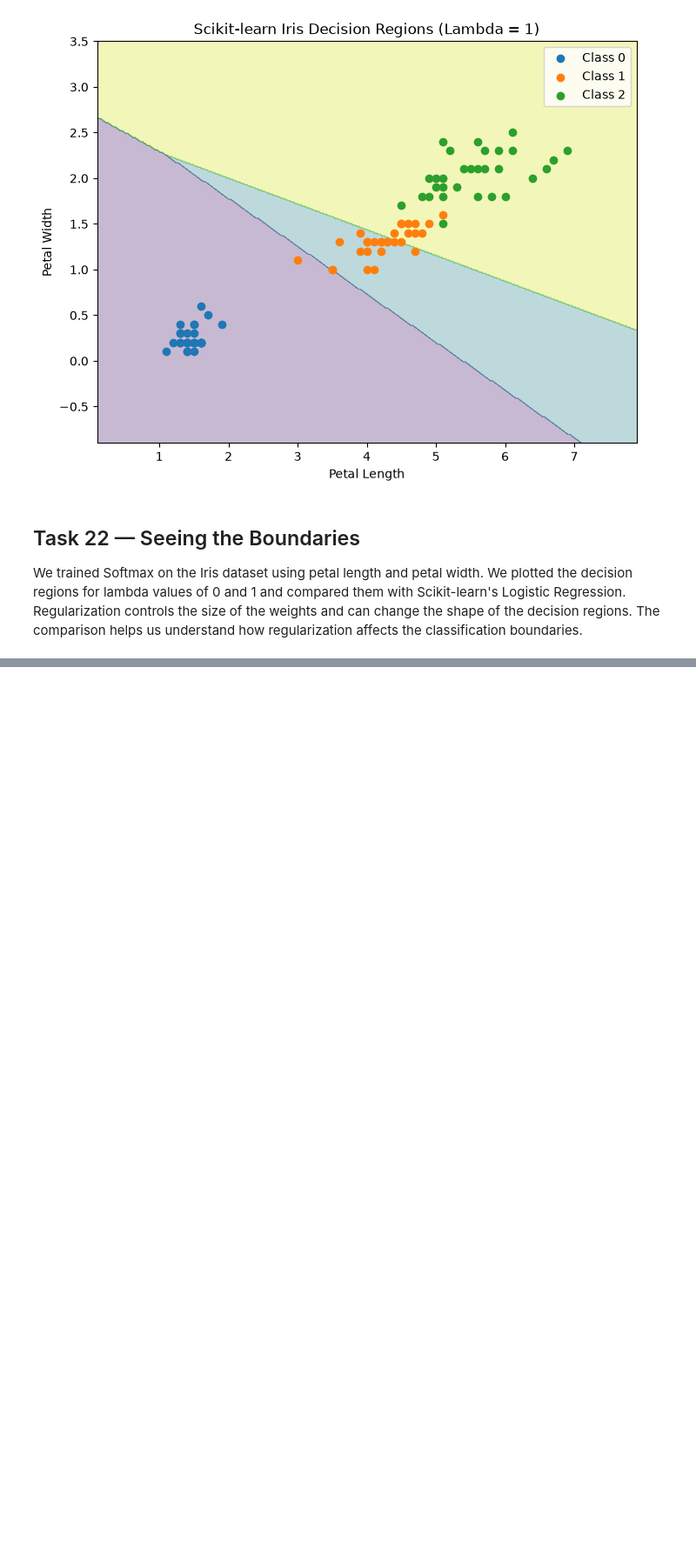
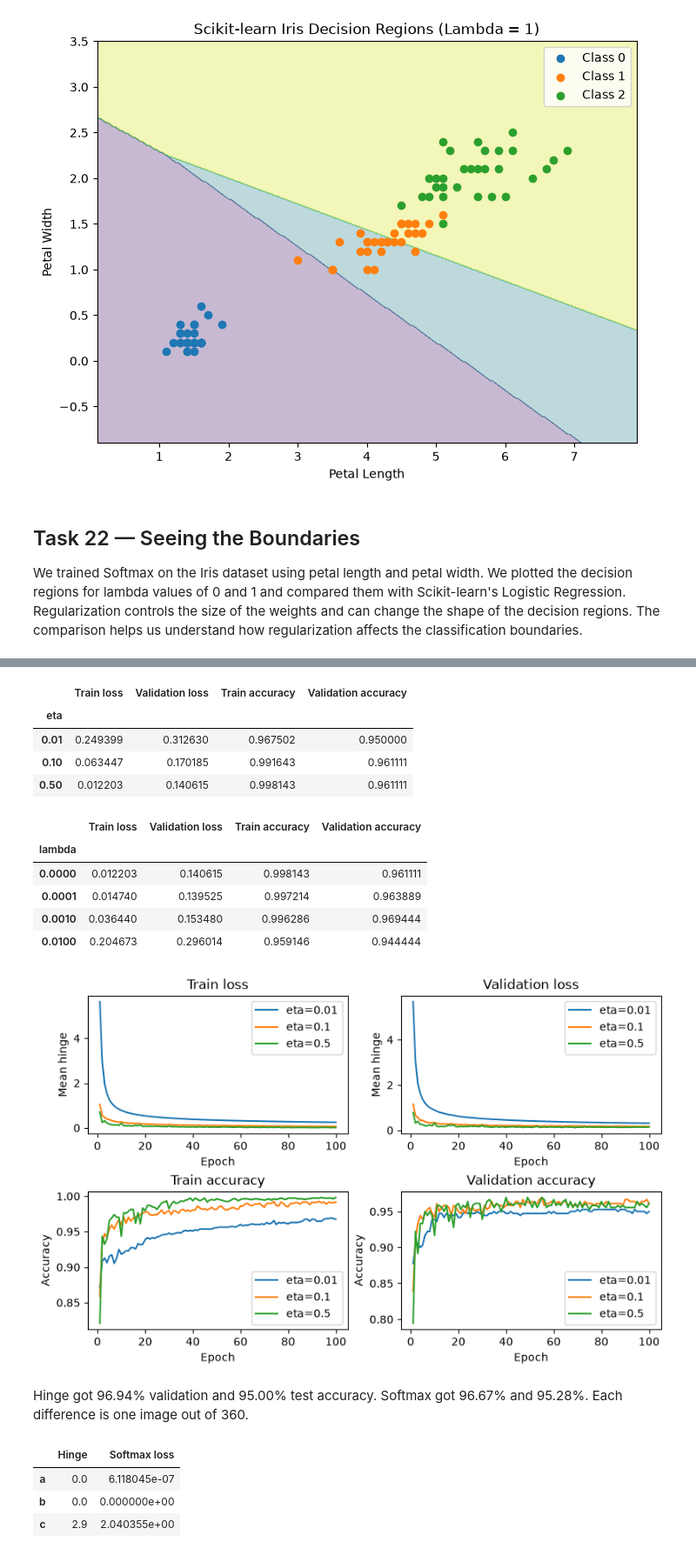
Before and after one commit to mahmoudshafea/Linear_models_-_SVM, a Jupyter notebook: 9401_assignment2.ipynb, the cells around one changed output, grey strips where cells are left out. Shown at 87% size. Saved outputs shown, nothing was run; the diff lists cells and outputs as text; code cells hidden in the pictures; blank space fills up the shorter version.

```diff
--- a/9401_assignment2.ipynb
+++ b/9401_assignment2.ipynb
@@ -2933,0 +3196,24 @@ We trained Softmax on the Iris dataset using petal length and petal width. We pl
+# %%
+rate_runs = {eta: fit_hinge(eta, 0) for eta in (.01, .1, .5)}
+
+best_eta = min(rate_runs, key=lambda eta: rate_runs[eta][1][-1, 1])
+
+reg_runs = {0: rate_runs[best_eta]}
+
+for strength in (1e-4, 1e-3, 1e-2):
+    reg_runs[strength] = fit_hinge(best_eta, strength)
+
+best_lam = max(reg_runs, key=lambda strength: (reg_runs[strength][1][-1, 3], strength))
+
+W, history = reg_runs[best_lam]
+
+print(f"Selected eta={best_eta}, lambda={best_lam}")
+
+print(f"Validation: {history[-1, 3]:.2%}, test: {accuracy(dye, (de @ W).argmax(axis=1)):.2%}")
+
+hinge_test_accuracy = accuracy(dye, (de @ W).argmax(axis=1))
+
+display(pd.DataFrame({
+    "Validation": [history[-1, 3], softmax_result["val_accuracy"]],
+    "Test": [hinge_test_accuracy, softmax_test_accuracy]
+}, index=["Multiclass hinge (E25)", "Softmax (D18)"]).round(6))
@@ -2933,0 +3226,49 @@ We trained Softmax on the Iris dataset using petal length and petal width. We pl
+# %%
+titles = ["Train loss", "Validation loss", "Train accuracy", "Validation accuracy"]
+
+for setting, runs in (("eta", rate_runs), ("lambda", reg_runs)):
+    table = pd.DataFrame({value: h[-1] for value, (_, h) in runs.items()}, index=titles).T
+    display(table.rename_axis(setting).round(6))
+
+fig, axes = plt.subplots(2, 2, figsize=(8, 5), constrained_layout=True)
+
+for ax, title, index in zip(axes.flat, titles, range(4)):
+    for eta, (_, h) in rate_runs.items():
+        ax.plot(range(1, 101), h[:, index], label=f"eta={eta}")
+
+    ax.set(title=title, xlabel="Epoch", ylabel="Mean hinge" if index < 2 else "Accuracy")
+    ax.legend()
+
+plt.show()
+# %% [output]
+|  | Train loss | Validation loss | Train accuracy | Validation accuracy |
+| eta |  |  |  |  |
+| 0.01 | 0.249399 | 0.312630 | 0.967502 | 0.950000 |
+| 0.10 | 0.063447 | 0.170185 | 0.991643 | 0.961111 |
+| 0.50 | 0.012203 | 0.140615 | 0.998143 | 0.961111 |
+|  | Train loss | Validation loss | Train accuracy | Validation accuracy |
+| lambda |  |  |  |  |
+| 0.0000 | 0.012203 | 0.140615 | 0.998143 | 0.961111 |
+| 0.0001 | 0.014740 | 0.139525 | 0.997214 | 0.963889 |
+| 0.0010 | 0.036440 | 0.153480 | 0.996286 | 0.969444 |
+| 0.0100 | 0.204673 | 0.296014 | 0.959146 | 0.944444 |
+[figure, added]
+# %% [markdown]
+Hinge got 96.94% validation and 95.00% test accuracy. Softmax got 96.67% and 95.28%. Each difference is one image out of 360.
+# %%
+scores = np.array([[10, -5, -5], [100, -50, -50], [3.2, 5.1, -1.7]])
+
+toy_hinge = hinge_scores(scores, np.zeros(3, dtype=int))[0]
+
+toy_ce = np.array([
+    softmax_loss(scores[0:1], np.array([0]), np.eye(3)),
+    softmax_loss(scores[1:2], np.array([0]), np.eye(3)),
+    softmax_loss(scores[2:3], np.array([0]), np.eye(3))
+])
+
+display(pd.DataFrame({"Hinge": toy_hinge, "Softmax loss": toy_ce}, index=list("abc")))
+# %% [output]
+|  | Hinge | Softmax loss |
+| a | 0.0 | 6.118045e-07 |
+| b | 0.0 | 0.000000e+00 |
+| c | 2.9 | 2.040355e+00 |
```
Also changed, not shown: parts of 63 cells of this notebook, 1 other file.
